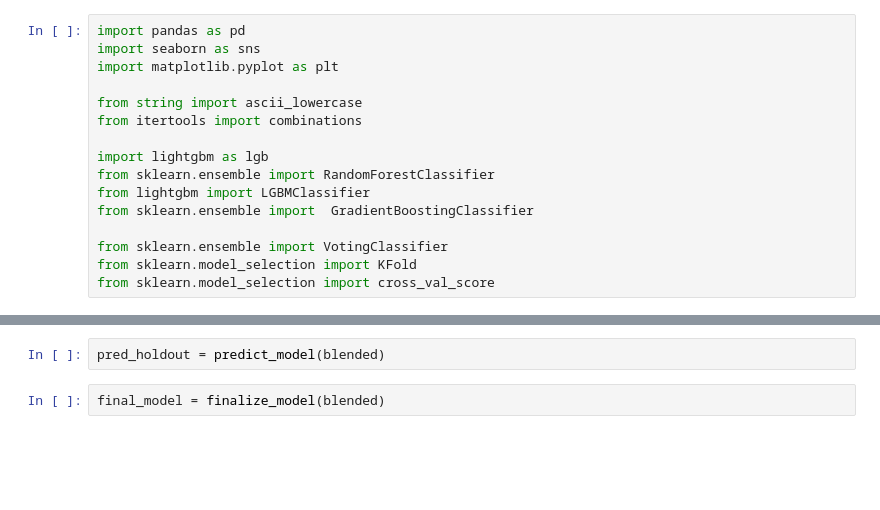
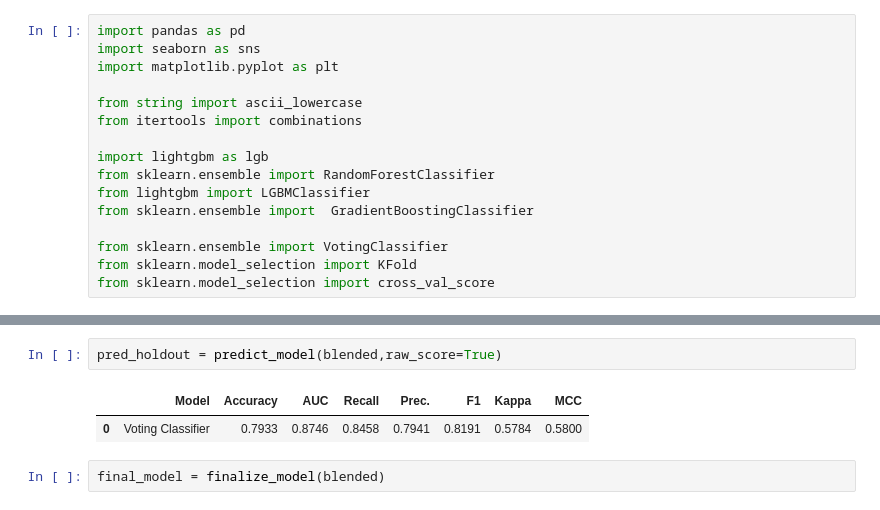
Before and after one commit to KimJinSungDataScientist/psychological_propensity_prediction_AI_competition_qualifier, a Jupyter notebook: main copy.ipynb, the cells around one changed output, grey strips where cells are left out. Cells and saved outputs as stored; diff of their text form; blank space fills up the shorter version.

```diff
--- a/main copy.ipynb
+++ b/main copy.ipynb
@@ -138,5 +190,8 @@ blended = blend_models(estimator_list = best_3, fold = 5, method = 'soft')
 # %%
-pred_holdout = predict_model(blended)
+pred_holdout = predict_model(blended,raw_score=True)
+# %% [output]
+|  | Model | Accuracy | AUC | Recall | Prec. | F1 | Kappa | MCC |
+| 0 | Voting Classifier | 0.7933 | 0.8746 | 0.8458 | 0.7941 | 0.8191 | 0.5784 | 0.5800 |
 # %%
 final_model = finalize_model(blended)
 # %%
```
Also changed, not shown: parts of 12 cells of this notebook, 9 other files.
